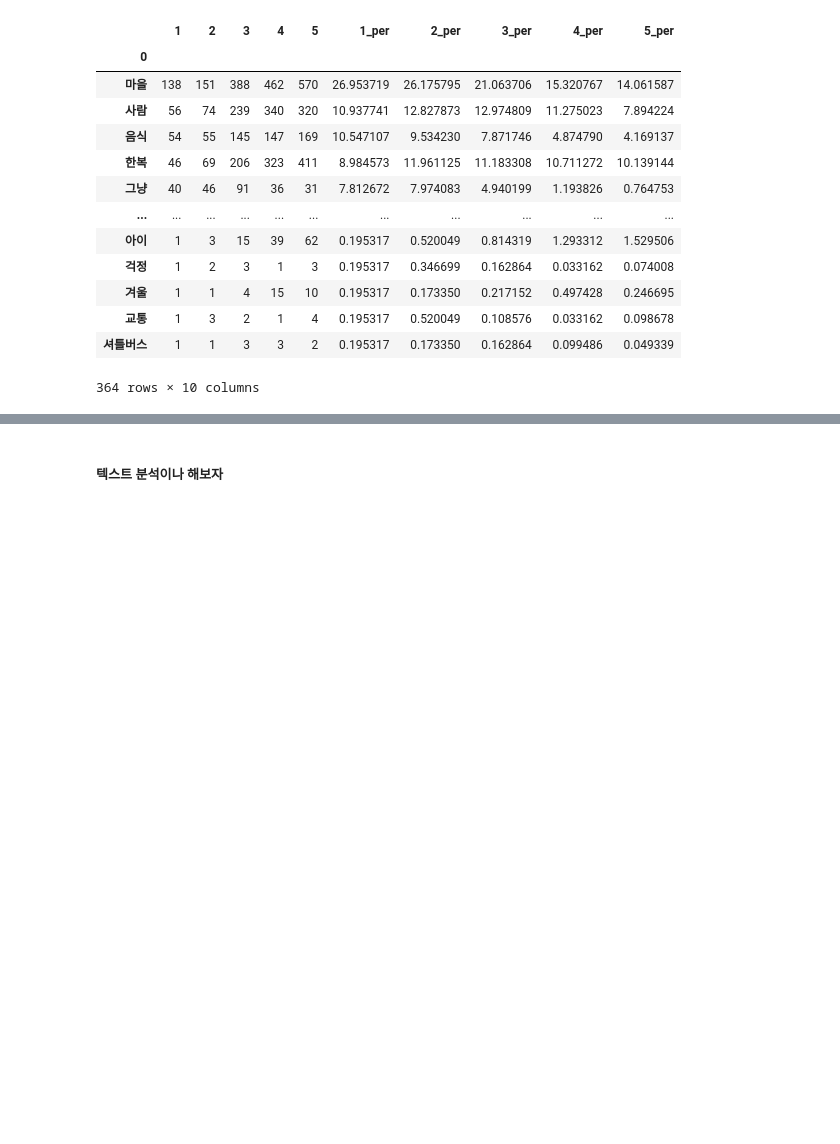
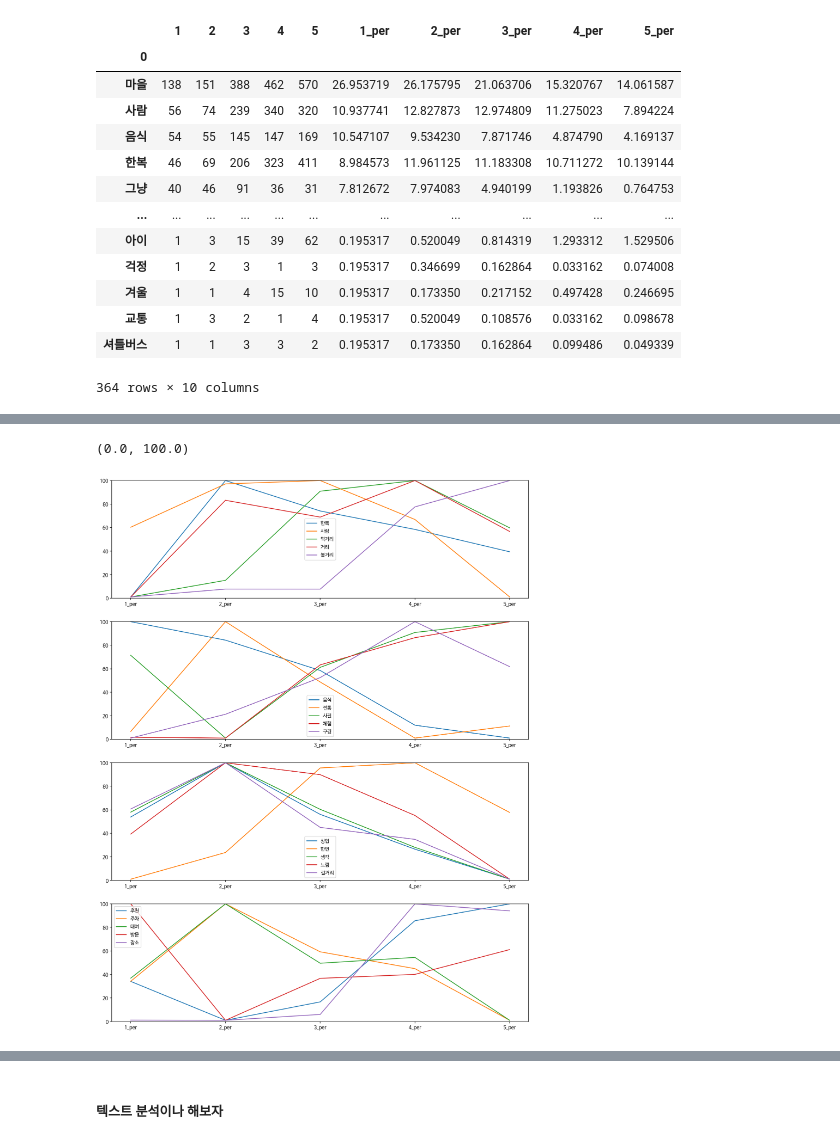
Before and after one commit to mon-world/team_project_2022, a Jupyter notebook: project_2/Hanok_data_analysis.ipynb, the cells around one changed output, grey strips where cells are left out. Saved outputs shown, nothing was run; the diff lists cells and outputs as text; code cells hidden in the pictures; blank space fills up the shorter version.

```diff
--- a/project_2/Hanok_data_analysis.ipynb
+++ b/project_2/Hanok_data_analysis.ipynb
@@ -930,4 +933,7 @@ sf_sum
 361 rows × 5 columns
+# %%
+def min_max(x):
+    return 1 + ((x - min(x)) / (max(x) - min(x))) * 99
 # %%
 fig = plt.figure(figsize=(15, 20))
 ax1 = fig.add_subplot(4, 1, 1)
@@ -959,3 +962,31 @@ ax4.set_ylim(0, 14)
+# %%
+fig = plt.figure(figsize=(15, 20))
+ax1 = fig.add_subplot(4, 1, 1)
+ax2 = fig.add_subplot(4, 1, 2)
+ax3 = fig.add_subplot(4, 1, 3)
+ax4 = fig.add_subplot(4, 1, 4)
+
+for i in range(5):
+    ax1.plot(sf_sum.columns, min_max(sf_sum.iloc[i]), label=f'{sf_sum.index.tolist()[i]}')
+for i in range(5, 10):
+    ax2.plot(sf_sum.columns, min_max(sf_sum.iloc[i]), label=f'{sf_sum.index.tolist()[i]}')
+for i in range(10, 15):
+    ax3.plot(sf_sum.columns, min_max(sf_sum.iloc[i]), label=f'{sf_sum.index.tolist()[i]}')
+for i in range(15, 20):
+    ax4.plot(sf_sum.columns, min_max(sf_sum.iloc[i]), label=f'{sf_sum.index.tolist()[i]}')
+
+ax1.legend(loc='best')
+ax1.set_ylim(0, 100)
+ax2.legend(loc='best')
+ax2.set_ylim(0, 100)
+ax3.legend(loc='best')
+ax3.set_ylim(0, 100)
+ax4.legend(loc='best')
+ax4.set_ylim(0, 100)
+# plt.style.use('ggplot')
+# %% [output]
+(0.0, 100.0)
+[figure, added]
 # %%
 star_final.iloc[:20, 5:-1].plot(kind='bar')
 # %% [output]
```
Also changed, not shown: parts of 53 cells of this notebook, 1 other file.
